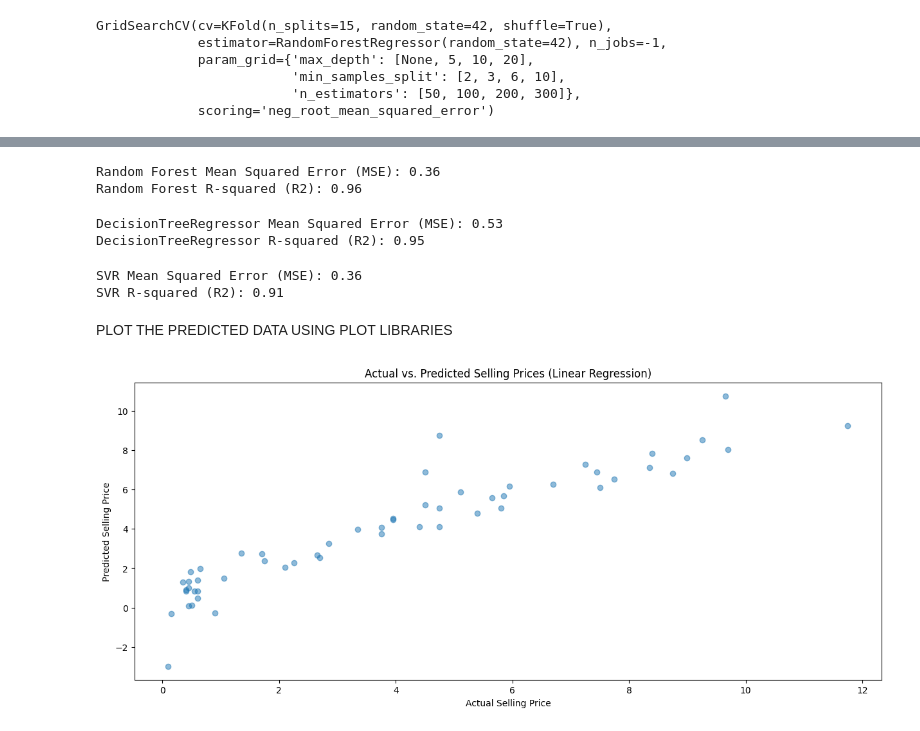
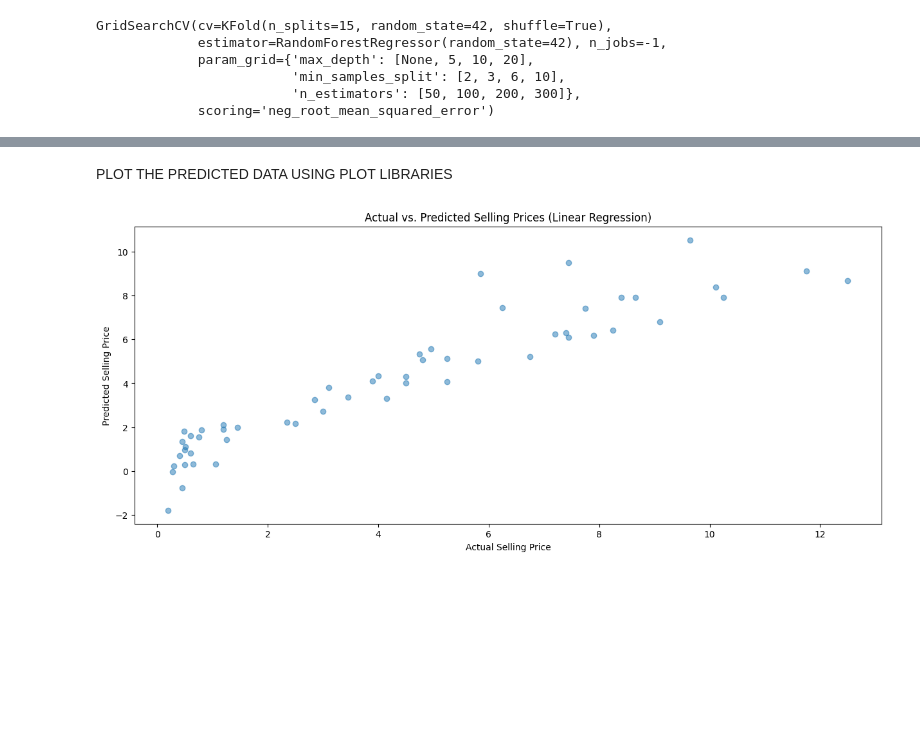
Before and after one commit to daneshpm/USED-CAR-PREDICTION, a Jupyter notebook: used-car-prediction-project.ipynb, the cells around one changed output, grey strips where cells are left out. Saved outputs shown, nothing was run; the diff lists cells and outputs as text; code cells hidden in the pictures; blank space fills up the shorter version.

Commit message:
Kaggle Notebook | USED CAR PREDICTION PROJECT | Version 4

```diff
--- a/used-car-prediction-project.ipynb
+++ b/used-car-prediction-project.ipynb
@@ -206,2 +215,15 @@ from sklearn.metrics import mean_squared_error, r2_score
 # %%
-Xtrain,Xtest,ytrain,ytest = train_test_split(X,Y,test_size = 0.2, random_state = 23)
+ X_train,X_test,y_train,y_test=train_test_split(X,Y,test_size=0.20,random_state=42)
+# %%
+model = LinearRegression()
+model.fit(X_train, y_train)
+y_pred = model.predict(X_test)
+mse = mean_squared_error(y_test, y_pred)
+r2 = r2_score(y_test, y_pred)
+print(f"Mean Squared Error: {mse}")
+print(f"R-squared: {r2}")
+plt.scatter(y_test, y_pred)
+plt.xlabel("Actual Prices")
+plt.ylabel("Predicted Prices")
+plt.title("Actual Prices vs Predicted Prices")
+plt.show()
@@ -255,63 +374,11 @@ R-squared (R2): 0.87
-# %%
-rf_model = RandomForestRegressor(random_state=17)
-
-
-rf_model.fit(Xtrain, ytrain)
-
-
-rf_Y_pred = rf_model.predict(Xtest)
-
-
-rf_mse = mean_squared_error(ytest, rf_Y_pred)
-rf_r2 = r2_score(ytest, rf_Y_pred)
-print(f"Random Forest Mean Squared Error (MSE): {rf_mse:.2f}")
-print(f"Random Forest R-squared (R2): {rf_r2:.2f}")
-# %% [output]
-Random Forest Mean Squared Error (MSE): 0.36
-Random Forest R-squared (R2): 0.96
-# %%
-dt_model = DecisionTreeRegressor(random_state=17)
-
-
-dt_model.fit(Xtrain, ytrain)
-
-
-dt_Y_pred = dt_model.predict(Xtest)
-
-
-dt_mse = mean_squared_error(ytest, dt_Y_pred)
-dt_r2 = r2_score(ytest, dt_Y_pred)
-print(f"DecisionTreeRegressor Mean Squared Error (MSE): {dt_mse:.2f}")
-print(f"DecisionTreeRegressor R-squared (R2): {dt_r2:.2f}")
-# %% [output]
-DecisionTreeRegressor Mean Squared Error (MSE): 0.53
-DecisionTreeRegressor R-squared (R2): 0.95
-# %%
-svr_model = SVR()
-
-
-
-svr_model.fit(Xtrain, ytrain)
-
-
-svr_Y_pred = svr_model.predict(Xtest)
-
-
-svr_mse = mean_squared_error(ytest, rf_Y_pred)
-svr_r2 = r2_score(ytest, svr_Y_pred)
-print(f"SVR Mean Squared Error (MSE): {svr_mse:.2f}")
-print(f"SVR R-squared (R2): {svr_r2:.2f}")
-# %% [output]
-SVR Mean Squared Error (MSE): 0.36
-SVR R-squared (R2): 0.91
 # %% [markdown]
 PLOT THE PREDICTED DATA USING PLOT LIBRARIES
 # %%
 plt.figure(figsize=(15, 6))
-plt.scatter(ytest, ypred, alpha=0.5)
+plt.scatter(y_test, y_pred, alpha=0.5)
 plt.xlabel('Actual Selling Price')
 plt.ylabel('Predicted Selling Price')
 plt.title('Actual vs. Predicted Selling Prices (Linear Regression)')
 plt.show()
 # %% [output]
-[figure, old version]
+[figure, new version]
```
Also changed, not shown: parts of 27 cells of this notebook.
